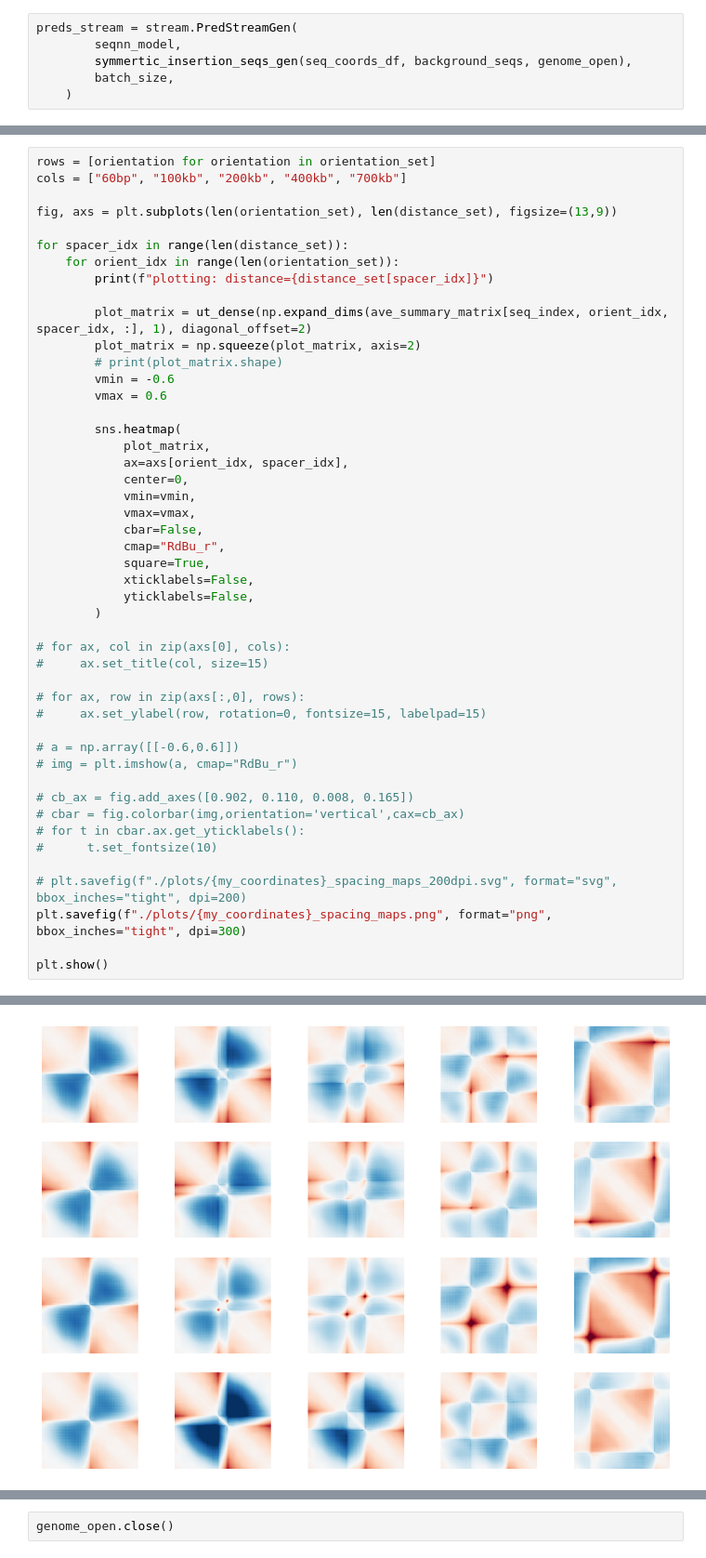
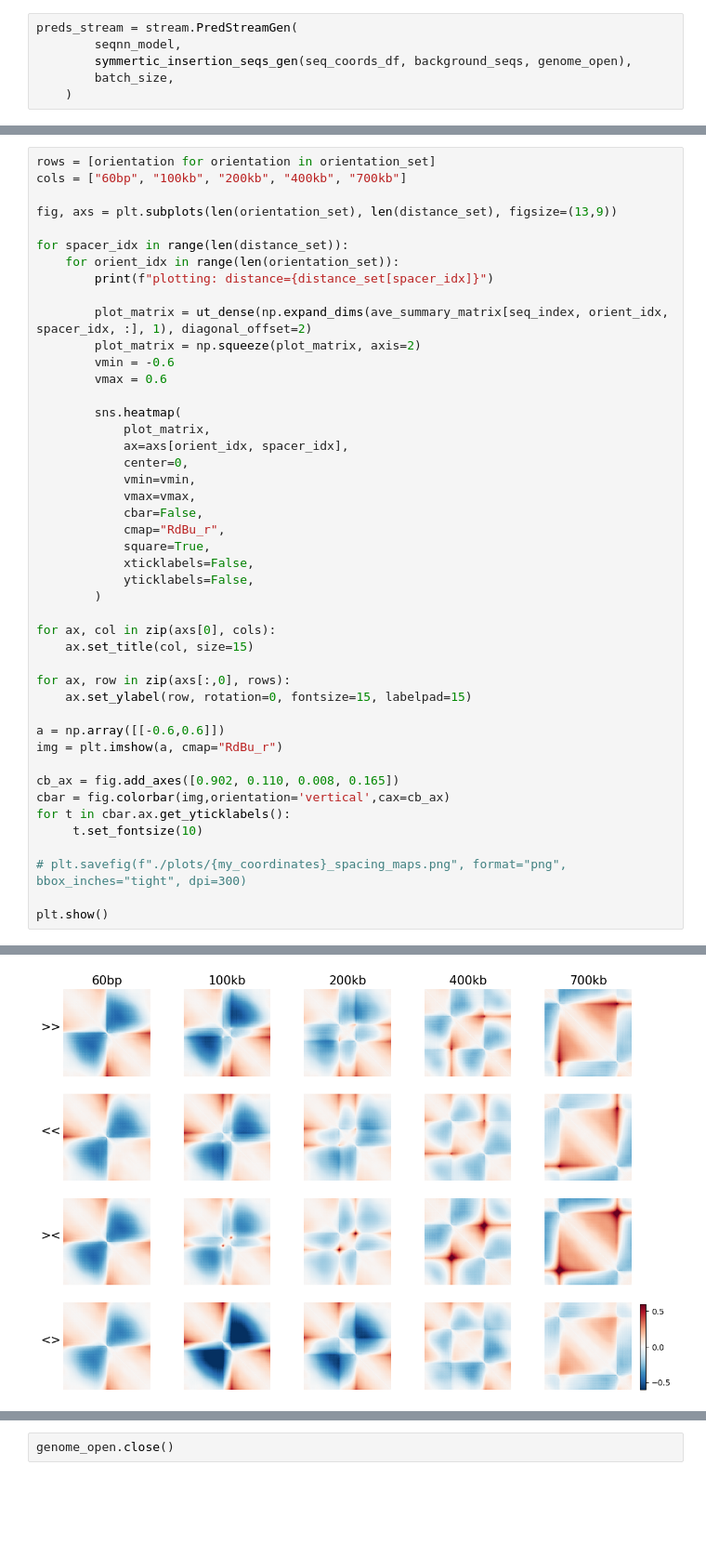
Before and after one commit to Fudenberg-Research-Group/akitaV2-analyses, a Jupyter notebook: experiments/virtual_insertion_spacing/analysis/spacing_grid_plotting.ipynb, the cells around one changed output, grey strips where cells are left out. Shown at 93% size. Cells and saved outputs as stored; diff of their text form; blank space fills up the shorter version.

Commit message:
linting, polishing notebooks - spacing exp

```diff
--- a/experiments/virtual_insertion_spacing/analysis/spacing_grid_plotting.ipynb
+++ b/experiments/virtual_insertion_spacing/analysis/spacing_grid_plotting.ipynb
@@ -306,7 +226,6 @@ for spacer_idx in range(len(distance_set)):
 
         plot_matrix = ut_dense(np.expand_dims(ave_summary_matrix[seq_index, orient_idx, spacer_idx, :], 1), diagonal_offset=2)
         plot_matrix = np.squeeze(plot_matrix, axis=2)
-        # print(plot_matrix.shape)
         vmin = -0.6
         vmax = 0.6
 
@@ -323,43 +242,42 @@ for spacer_idx in range(len(distance_set)):
             yticklabels=False,
         )
 
-# for ax, col in zip(axs[0], cols):
-#     ax.set_title(col, size=15)
+for ax, col in zip(axs[0], cols):
+    ax.set_title(col, size=15)
 
-# for ax, row in zip(axs[:,0], rows):
-#     ax.set_ylabel(row, rotation=0, fontsize=15, labelpad=15)
+for ax, row in zip(axs[:,0], rows):
+    ax.set_ylabel(row, rotation=0, fontsize=15, labelpad=15)
 
-# a = np.array([[-0.6,0.6]])
-# img = plt.imshow(a, cmap="RdBu_r")
+a = np.array([[-0.6,0.6]])
+img = plt.imshow(a, cmap="RdBu_r")
 
-# cb_ax = fig.add_axes([0.902, 0.110, 0.008, 0.165])
-# cbar = fig.colorbar(img,orientation='vertical',cax=cb_ax)
-# for t in cbar.ax.get_yticklabels():
-#      t.set_fontsize(10)
+cb_ax = fig.add_axes([0.902, 0.110, 0.008, 0.165])
+cbar = fig.colorbar(img,orientation='vertical',cax=cb_ax)
+for t in cbar.ax.get_yticklabels():
+     t.set_fontsize(10)
 
-# plt.savefig(f"./plots/{my_coordinates}_spacing_maps_200dpi.svg", format="svg", bbox_inches="tight", dpi=200)
-plt.savefig(f"./plots/{my_coordinates}_spacing_maps.png", format="png", bbox_inches="tight", dpi=300)
+# plt.savefig(f"./plots/{my_coordinates}_spacing_maps.png", format="png", bbox_inches="tight", dpi=300)
 
 plt.show()
 # %% [output]
 plotting: distance=60
 plotting: distance=60
 plotting: distance=60
 plotting: distance=60
 plotting: distance=100000
 plotting: distance=100000
 plotting: distance=100000
 plotting: distance=100000
 plotting: distance=200000
 plotting: distance=200000
 plotting: distance=200000
 plotting: distance=200000
 plotting: distance=400000
 plotting: distance=400000
 plotting: distance=400000
 plotting: distance=400000
 plotting: distance=700000
 plotting: distance=700000
 plotting: distance=700000
 plotting: distance=700000
-[figure, old version]
+[figure, new version]
```
Also changed, not shown: parts of 46 cells of this notebook, 7 other files.
